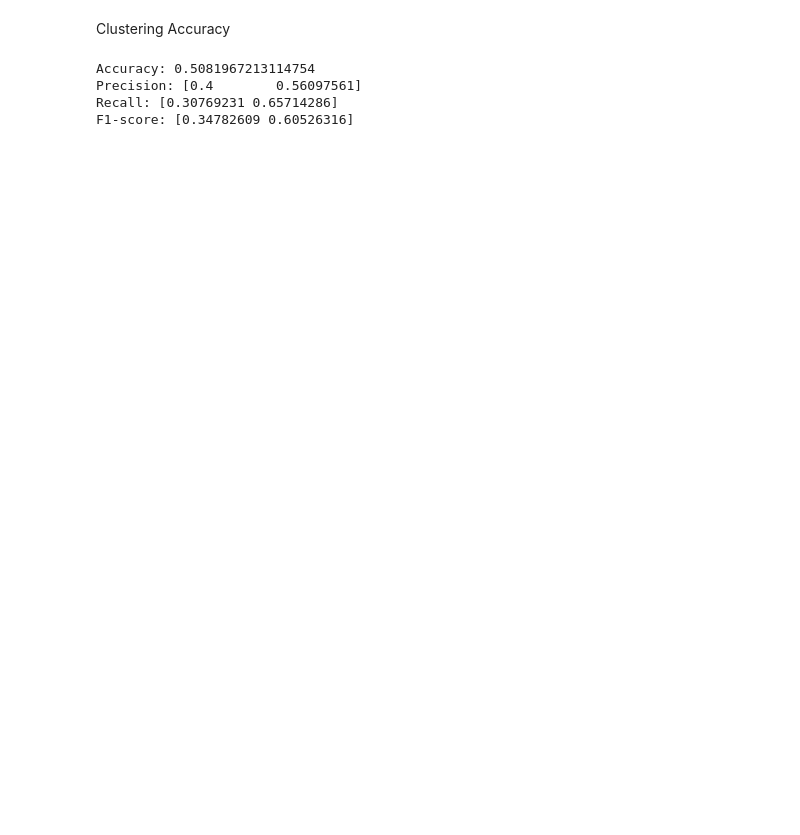
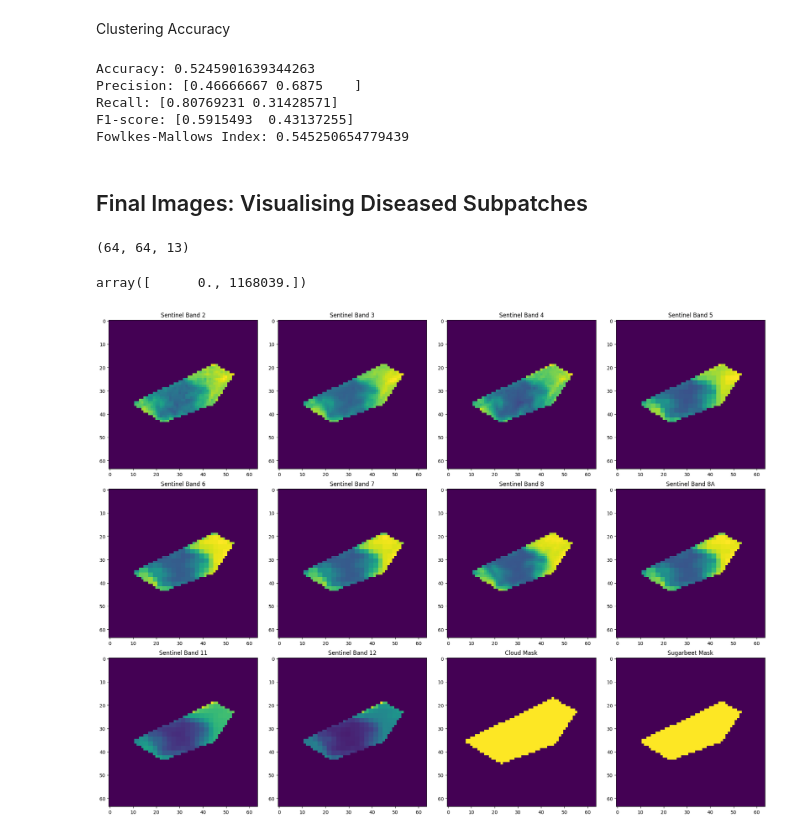
Before and after one commit to bhumikasadbhave/Master-Thesis-SITS, a Jupyter notebook: Modeling/temporal_ae.ipynb, the cells around one changed output. Drawn from its saved outputs; the diff is of its cells as text; code cells hidden in the pictures; blank space fills up the shorter version.

```diff
--- a/Modeling/temporal_ae.ipynb
+++ b/Modeling/temporal_ae.ipynb
@@ -832,13 +1045,31 @@ weighted avg       0.49      0.51      0.50        61
 # %% [markdown]
 Clustering Accuracy
 # %%
-acc, precision_per_class, recall_per_class, f1_per_class = evaluate_clustering_metrics(eval_field_labels, config.labels_path)
+acc, precision_per_class, recall_per_class, f1_per_class, fmi = evaluate_clustering_metrics(eval_field_labels, config.labels_path)
 print("Accuracy:",acc)
 print("Precision:",precision_per_class)
 print("Recall:",recall_per_class)
 print("F1-score:",f1_per_class)
+print("Fowlkes-Mallows Index:",fmi)
 # %% [output]
-Accuracy: 0.5081967213114754
-Precision: [0.4        0.56097561]
-Recall: [0.30769231 0.65714286]
-F1-score: [0.34782609 0.60526316]
+Accuracy: 0.5245901639344263
+Precision: [0.46666667 0.6875    ]
+Recall: [0.80769231 0.31428571]
+F1-score: [0.5915493  0.43137255]
+Fowlkes-Mallows Index: 0.545250654779439
+# %% [markdown]
+## Final Images: Visualising Diseased Subpatches
+# %%
+eval_images_box = images_visualisation_eval
+# %%
+(eval_images_box[0][0].shape)
+# %% [output]
+(64, 64, 13)
+# %%
+np.unique(eval_images_box[0][0][:,:,-2])
+# %% [output]
+array([      0., 1168039.])
+# %%
+visualise_all_bands(eval_images_box[-15][3])
+# %% [output]
+[figure, added]
```
Also changed, not shown: parts of 44 cells of this notebook, 6 other files.
